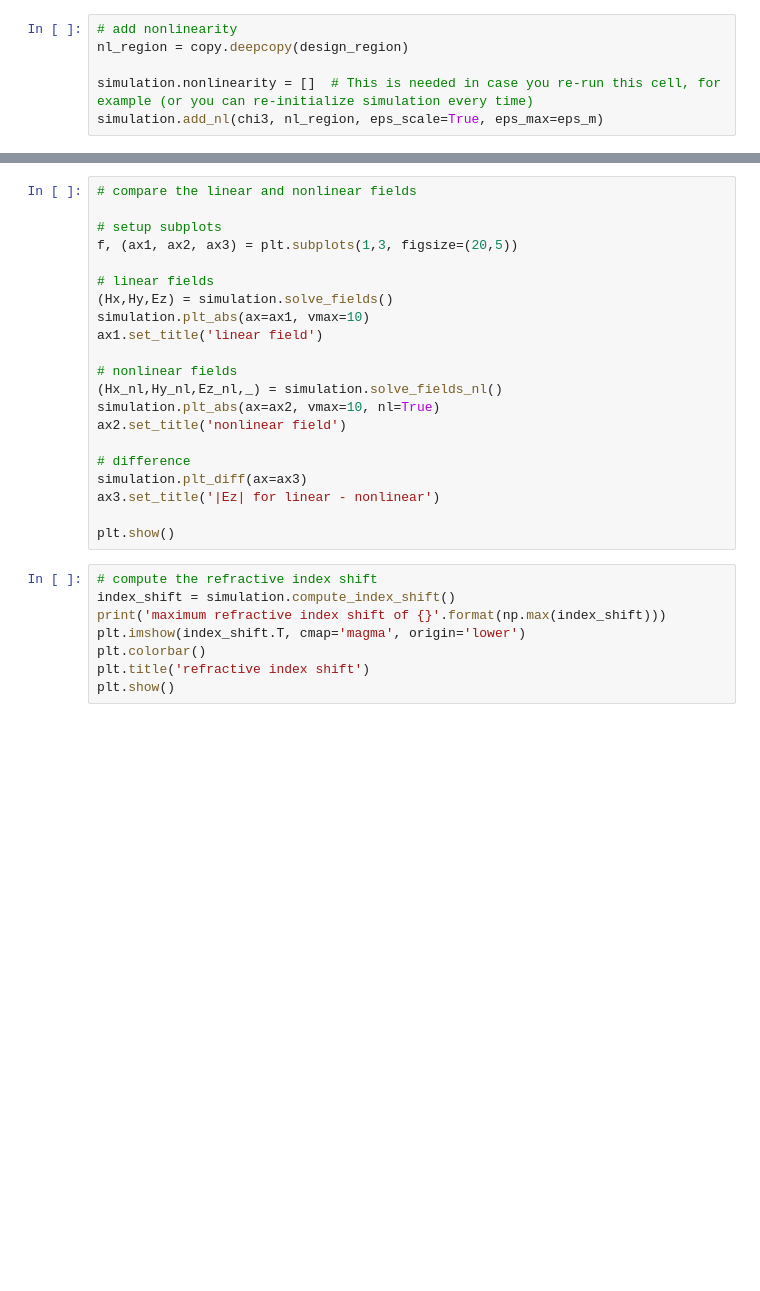
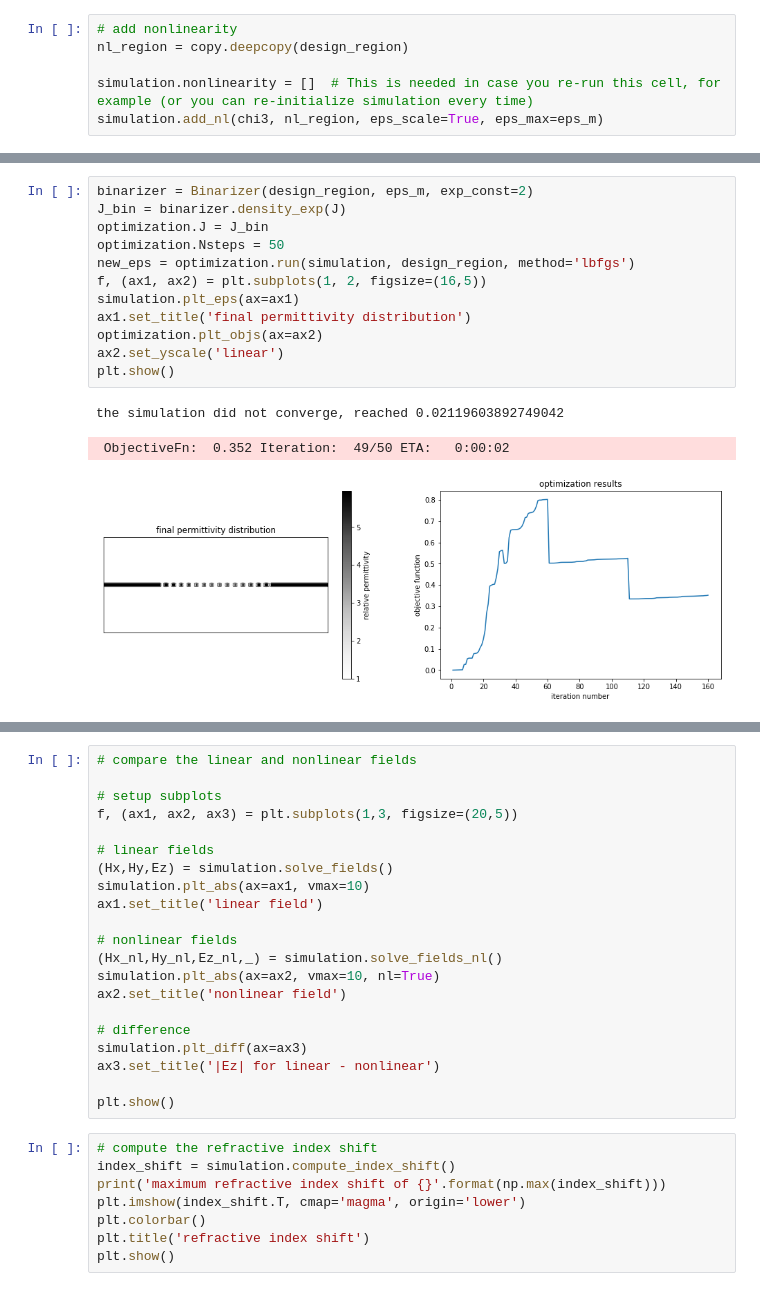
Before and after one commit to fancompute/angler, a Jupyter notebook: Notebooks/2port.ipynb, the cells around one changed output, grey strips where cells are left out. Saved outputs shown, nothing was run; the diff lists cells and outputs as text; blank space fills up the shorter version.

```diff
--- a/Notebooks/2port.ipynb
+++ b/Notebooks/2port.ipynb
@@ -140,0 +161,16 @@ KeyboardInterrupt:
+# %%
+binarizer = Binarizer(design_region, eps_m, exp_const=2)
+J_bin = binarizer.density_exp(J)
+optimization.J = J_bin
+optimization.Nsteps = 50
+new_eps = optimization.run(simulation, design_region, method='lbfgs')
+f, (ax1, ax2) = plt.subplots(1, 2, figsize=(16,5))
+simulation.plt_eps(ax=ax1)
+ax1.set_title('final permittivity distribution')
+optimization.plt_objs(ax=ax2)
+ax2.set_yscale('linear')
+plt.show()
+# %% [output]
+the simulation did not converge, reached 0.02119603892749042
+ ObjectiveFn:  0.352 Iteration:  49/50 ETA:   0:00:02
+[figure, added]
```
Also changed, not shown: parts of 18 cells of this notebook, 2 other files.
